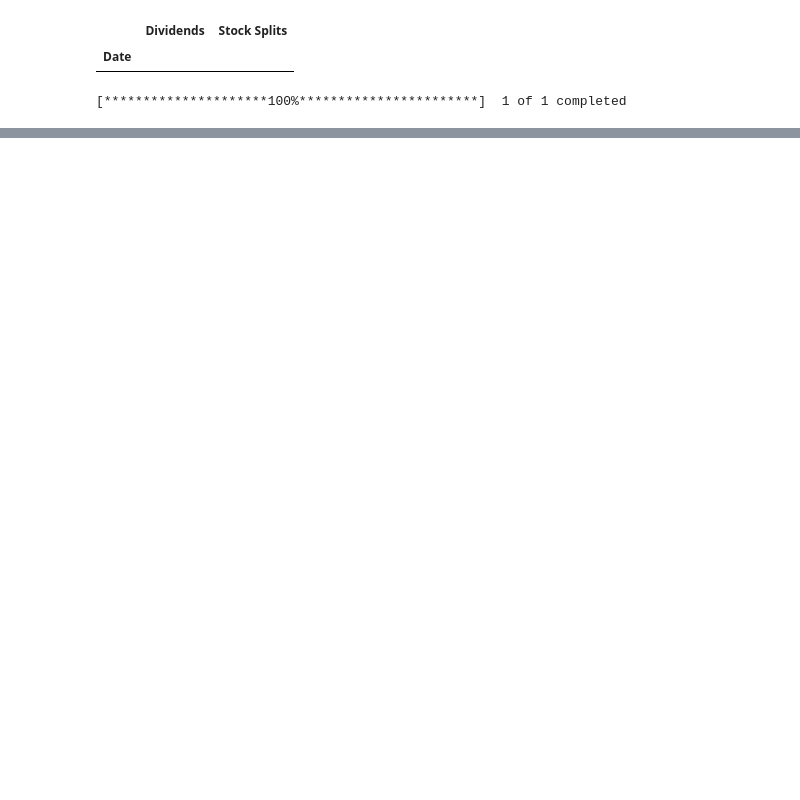
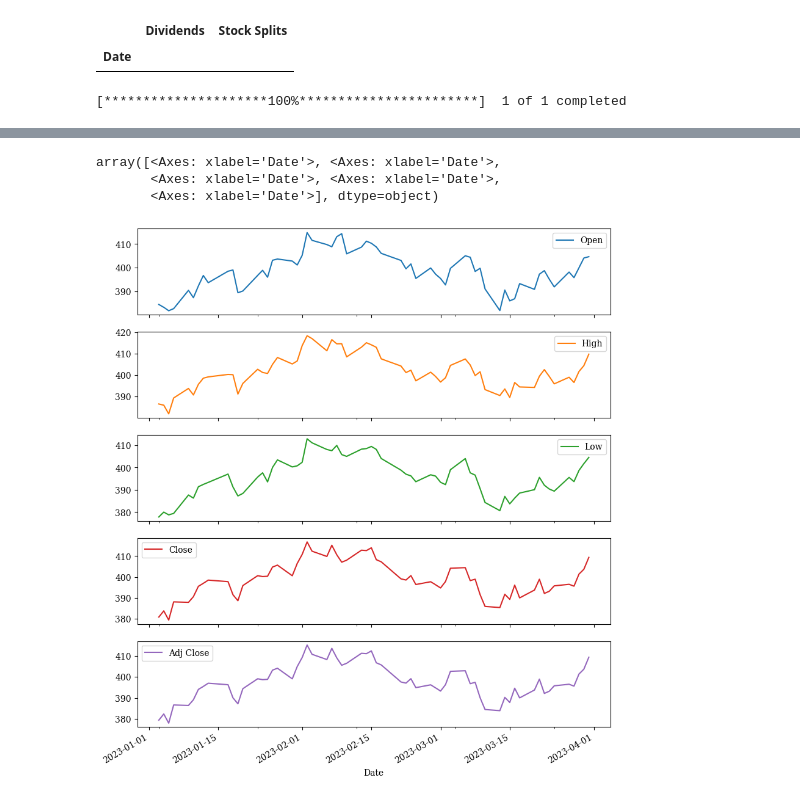
Before and after one commit to shezard/python-finance, a Jupyter notebook: Python Finance Ch 8.ipynb, the cells around one changed output, grey strips where cells are left out. Saved outputs shown, nothing was run; the diff lists cells and outputs as text; code cells hidden in the pictures; blank space fills up the shorter version.

```diff
--- a/Python Finance Ch 8.ipynb
+++ b/Python Finance Ch 8.ipynb
@@ -36,0 +38,7 @@ data
+# %%
+ data.plot(figsize=(10, 12), subplots=True)
+# %% [output]
+array([<Axes: xlabel='Date'>, <Axes: xlabel='Date'>,
+       <Axes: xlabel='Date'>, <Axes: xlabel='Date'>,
+       <Axes: xlabel='Date'>], dtype=object)
+[figure, added]
```
Also changed, not shown: parts of 10 cells of this notebook, 6 other files.
